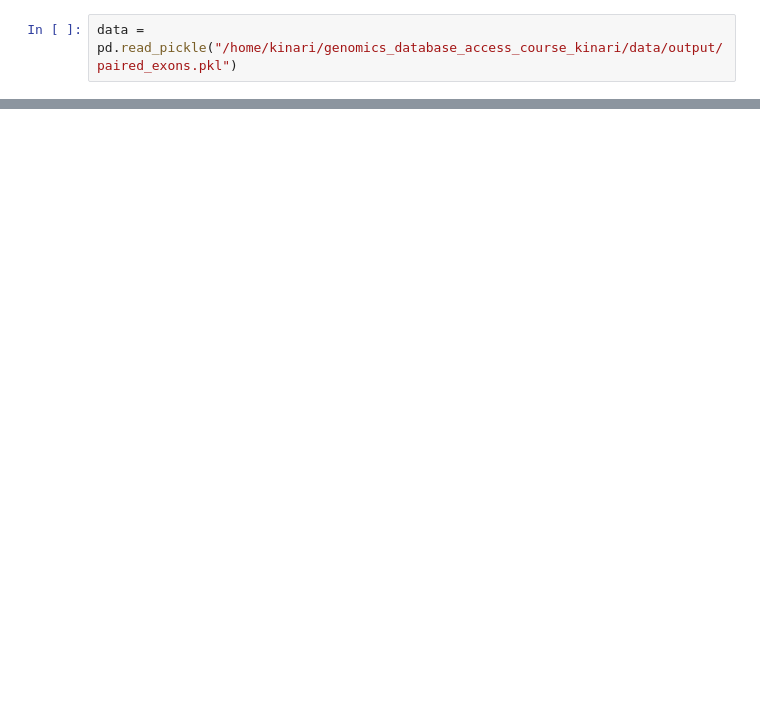
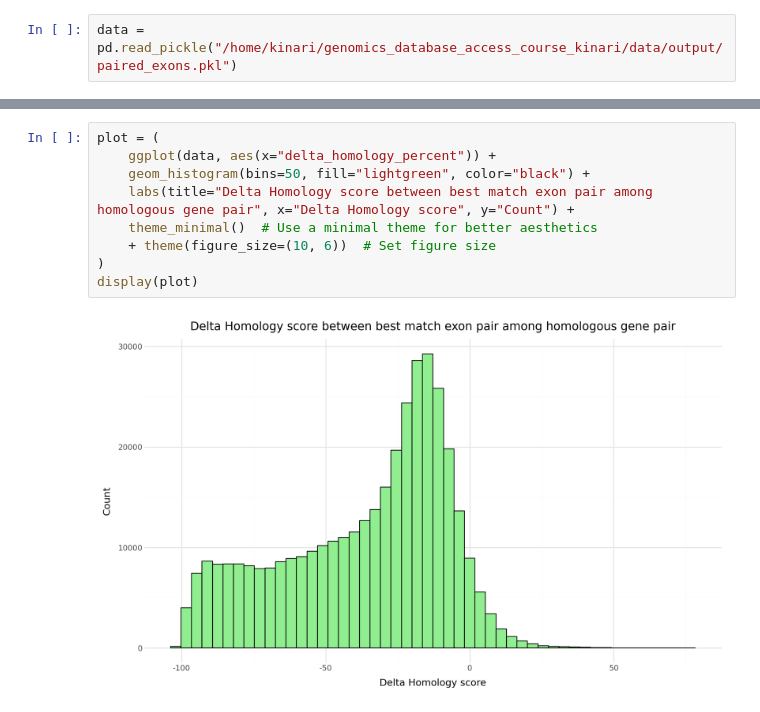
Before and after one commit to kinari-labwork/genomics_database_access_course_kinari, a Jupyter notebook: script/analysis.ipynb, the cells around one changed output, grey strips where cells are left out. Saved outputs shown, nothing was run; the diff lists cells and outputs as text; blank space fills up the shorter version.

```diff
--- a/script/analysis.ipynb
+++ b/script/analysis.ipynb
@@ -74,0 +84,11 @@ display(plot)
+# %%
+plot = (
+    ggplot(data, aes(x="delta_homology_percent")) +
+    geom_histogram(bins=50, fill="lightgreen", color="black") +
+    labs(title="Delta Homology score between best match exon pair among homologous gene pair", x="Delta Homology score", y="Count") +
+    theme_minimal()  # Use a minimal theme for better aesthetics
+    + theme(figure_size=(10, 6))  # Set figure size
+)
+display(plot)
+# %% [output]
+[figure, added]
```
Also changed, not shown: parts of 9 cells of this notebook.
